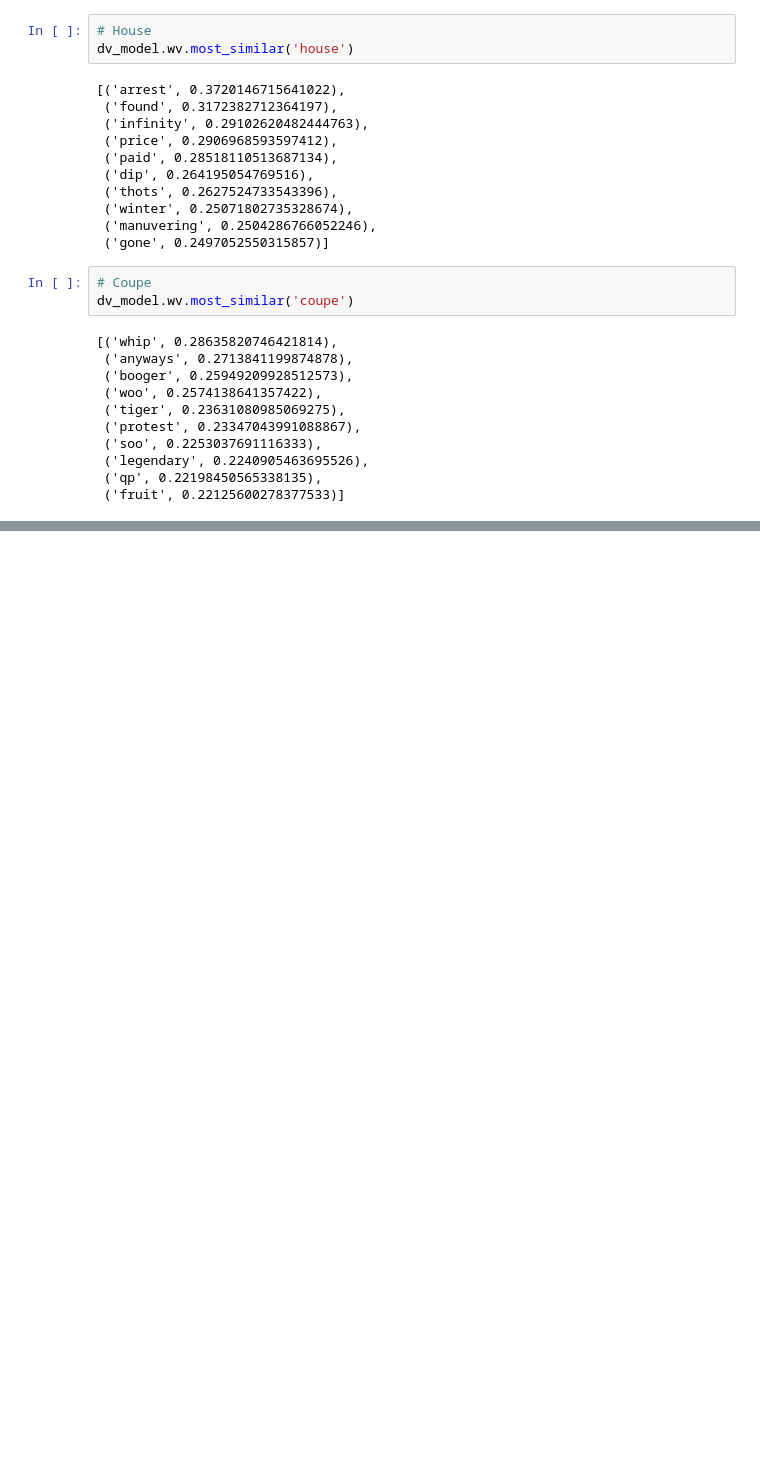
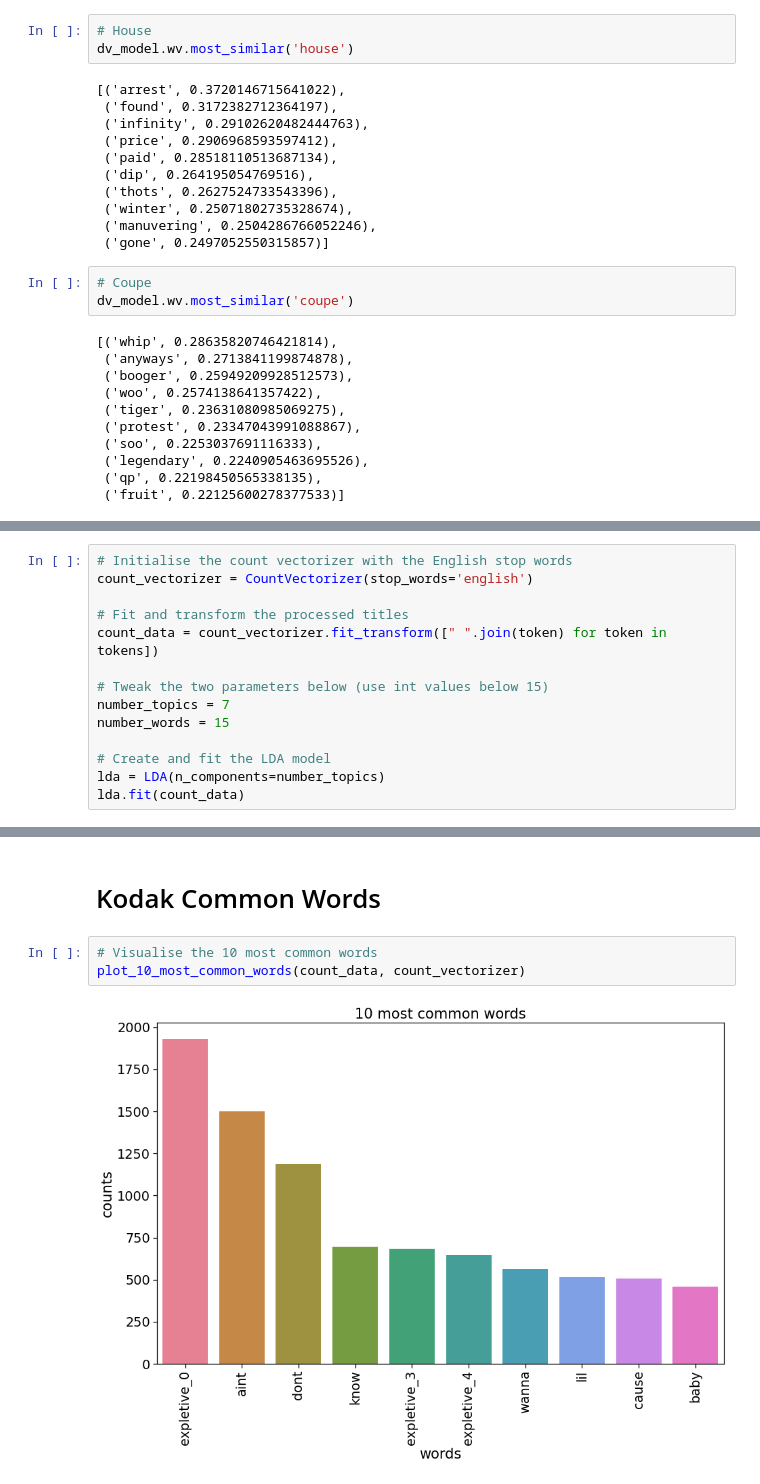
Before and after one commit to boogiedev/HITMAKA-3000, a Jupyter notebook: kodak_bot_3000.ipynb, the cells around one changed output, grey strips where cells are left out. Saved outputs shown, nothing was run; the diff lists cells and outputs as text; blank space fills up the shorter version.

```diff
--- a/kodak_bot_3000.ipynb
+++ b/kodak_bot_3000.ipynb
@@ -275,0 +290,14 @@ dv_model.wv.most_similar('coupe')
+# %%
+# Initialise the count vectorizer with the English stop words
+count_vectorizer = CountVectorizer(stop_words='english')
+
+# Fit and transform the processed titles
+count_data = count_vectorizer.fit_transform([" ".join(token) for token in tokens])
+
+# Tweak the two parameters below (use int values below 15)
+number_topics = 7
+number_words = 15
+
+# Create and fit the LDA model
+lda = LDA(n_components=number_topics)
+lda.fit(count_data)
@@ -275,0 +351,7 @@ dv_model.wv.most_similar('coupe')
+# %% [markdown]
+# Kodak Common Words
+# %%
+# Visualise the 10 most common words
+plot_10_most_common_words(count_data, count_vectorizer)
+# %% [output]
+[figure, added]
```
Also changed, not shown: parts of 7 cells of this notebook, 1 other file.
